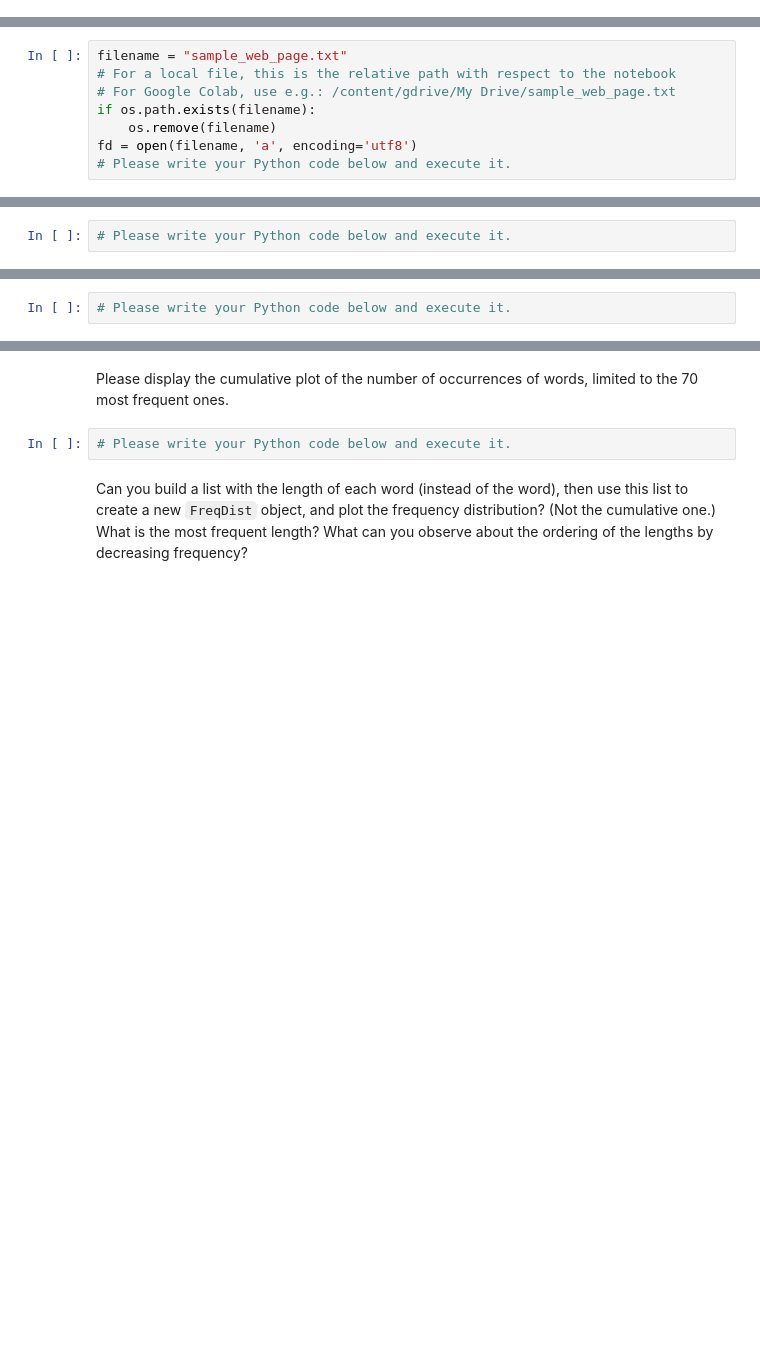
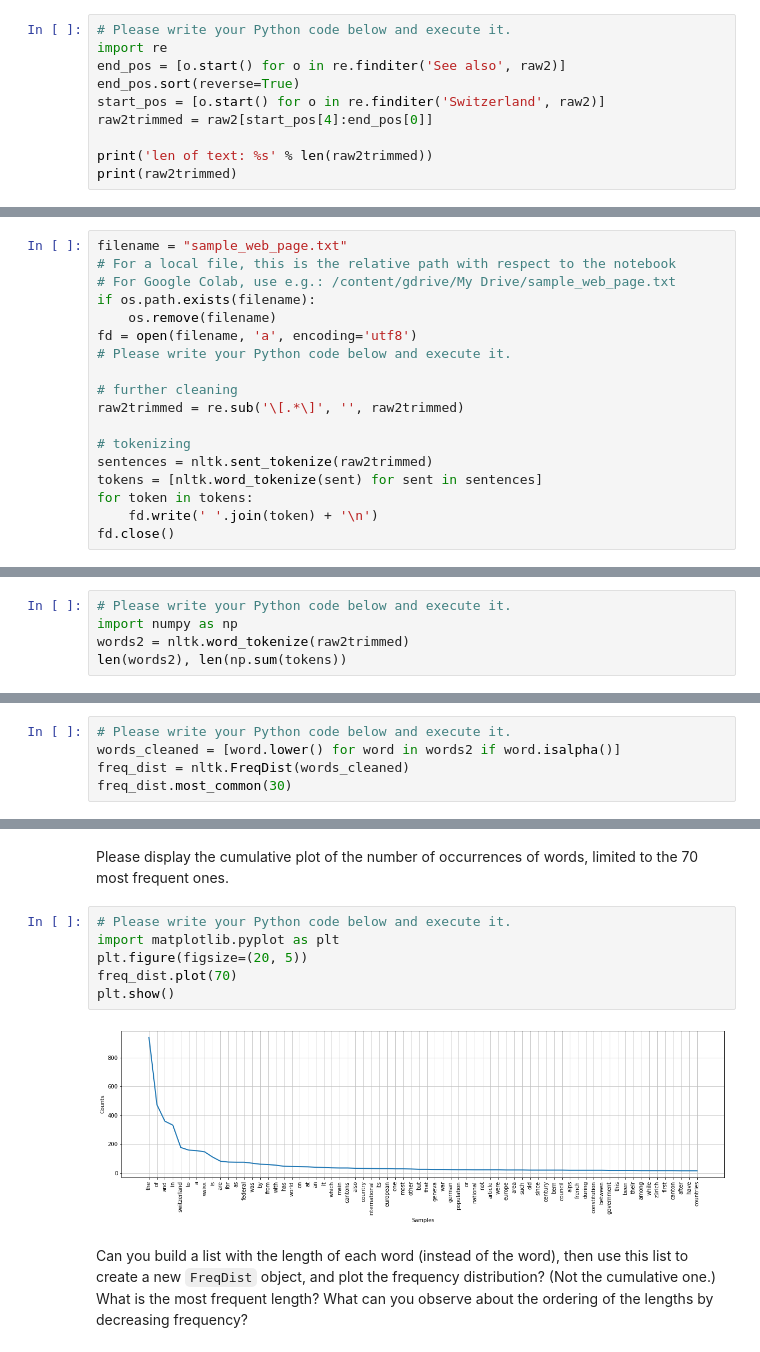
Before and after one commit to FabianGroeger96/mse-analysis-text-data, a Jupyter notebook: SW01/MSE_AnTeDe_Lab1c_student.ipynb, the cells around one changed output, grey strips where cells are left out. Drawn from its saved outputs; the diff is of its cells as text; blank space fills up the shorter version.

```diff
--- a/SW01/MSE_AnTeDe_Lab1c_student.ipynb
+++ b/SW01/MSE_AnTeDe_Lab1c_student.ipynb
@@ -32,0 +52,10 @@ Please reuse the technique from the previous notebook (Lab 1b) to trim the begin
+# %%
+# Please write your Python code below and execute it.
+import re
+end_pos = [o.start() for o in re.finditer('See also', raw2)]
+end_pos.sort(reverse=True)
+start_pos = [o.start() for o in re.finditer('Switzerland', raw2)]
+raw2trimmed = raw2[start_pos[4]:end_pos[0]]
+
+print('len of text: %s' % len(raw2trimmed))
+print(raw2trimmed)
@@ -40,7 +87,20 @@ if os.path.exists(filename):
     os.remove(filename)
 fd = open(filename, 'a', encoding='utf8')
 # Please write your Python code below and execute it.
+
+# further cleaning
+raw2trimmed = re.sub('\[.*\]', '', raw2trimmed)
+
+# tokenizing
+sentences = nltk.sent_tokenize(raw2trimmed)
+tokens = [nltk.word_tokenize(sent) for sent in sentences]
+for token in tokens:
+    fd.write(' '.join(token) + '\n')
+fd.close()
 # %% [markdown]
 Now tokenize the initial string without performing sentence segmentation, and store the result as e.g. `words2` without writing it in a file.  How many tokens are there in this text?
 # %%
 # Please write your Python code below and execute it.
+import numpy as np
+words2 = nltk.word_tokenize(raw2trimmed)
+len(words2), len(np.sum(tokens))
@@ -56,3 +165,6 @@ Please compute the vocabulary of your text, as in 1b.  How many (different) word
 Build a `FreqDist` object with the words from this page, by lowercasing all words that contain only letters (to find them, use the `.isalpha()` method in Python).  What are the 30 most frequent words?
 # %%
 # Please write your Python code below and execute it.
+words_cleaned = [word.lower() for word in words2 if word.isalpha()]
+freq_dist = nltk.FreqDist(words_cleaned)
+freq_dist.most_common(30)
@@ -60,5 +190,11 @@ Build a `FreqDist` object with the words from this page, by lowercasing all word
 Please display the cumulative plot of the number of occurrences of words, limited to the 70 most frequent ones.
 # %%
 # Please write your Python code below and execute it.
+import matplotlib.pyplot as plt
+plt.figure(figsize=(20, 5))
+freq_dist.plot(70)
+plt.show()
+# %% [output]
+[figure, added]
 # %% [markdown]
 Can you build a list with the length of each word (instead of the word), then use this list to create a new `FreqDist` object, and plot the frequency distribution?  (Not the cumulative one.)  What is the most frequent length?  What can you observe about the ordering of the lengths by decreasing frequency?
```
Also changed, not shown: parts of 15 cells of this notebook, 11 other files.
